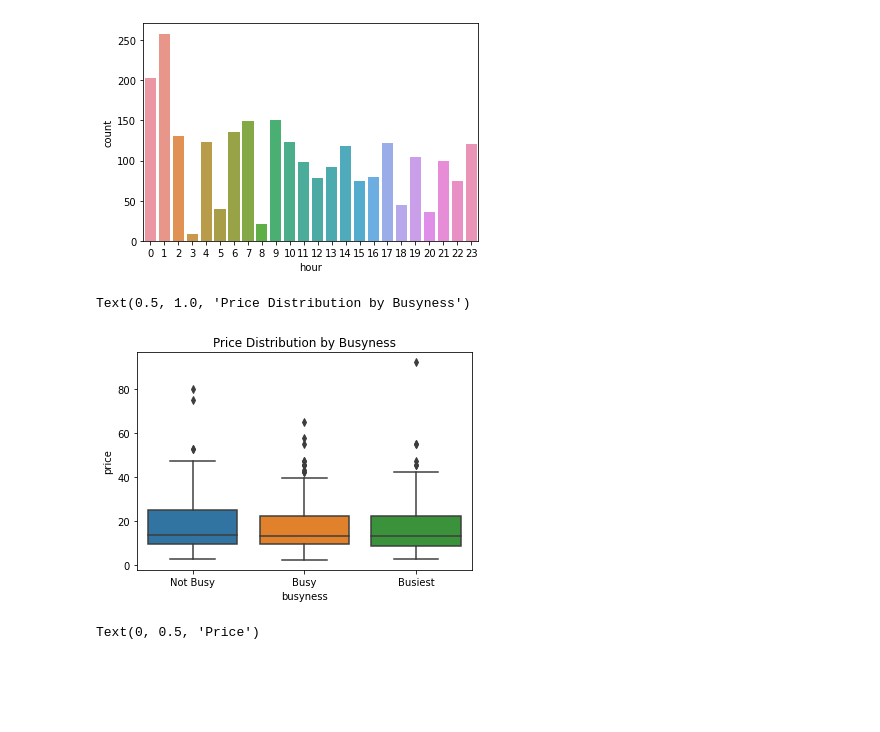
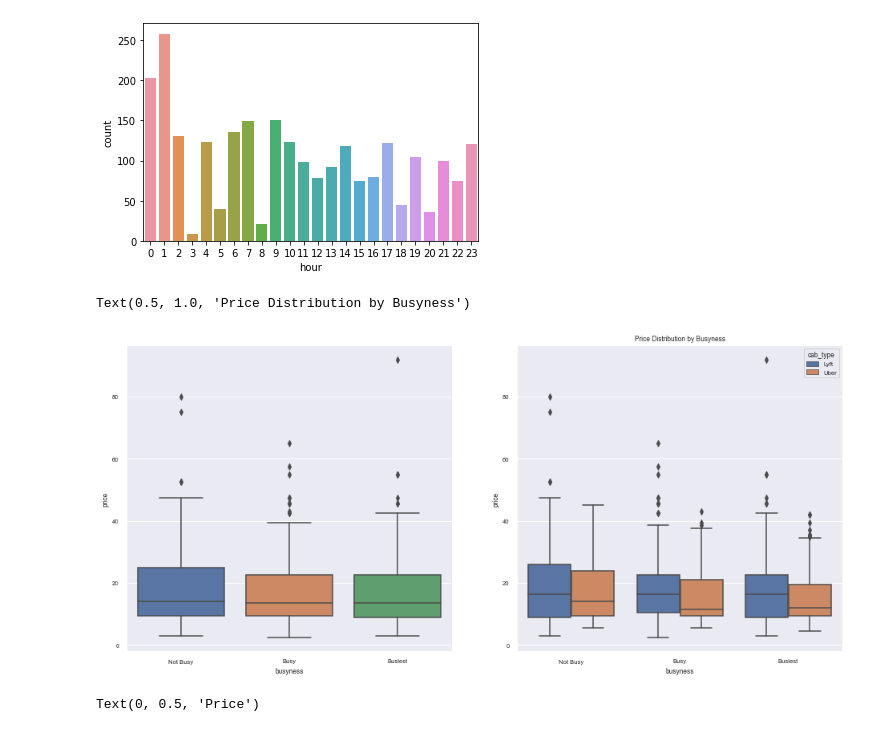
Before and after one commit to cndywu/TheYelpers, a Jupyter notebook: Project Code Template.ipynb, the cells around one changed output. Cells and saved outputs as stored; diff of their text form; code cells hidden in the pictures; blank space fills up the shorter version.

Commit message:
Added uber vs lyft hours

```diff
--- a/Project Code Template.ipynb
+++ b/Project Code Template.ipynb
@@ -294,12 +294,14 @@ def busy(x):
 train['busyness'] = train.apply(lambda x: busy(x), axis=1)
 # %%
 #Visualizing whether busier hours have higher prices
-sns.boxplot(y='price', x='busyness', data=train)
+fig, ax =plt.subplots(1,2, figsize=(16, 7))
+sns.boxplot(ax = ax[0], data = train, x = 'busyness', y = 'price')
+sns.boxplot(ax = ax[1], data = train, x = 'busyness', y = 'price', hue = 'cab_type')
 plt.title('Price Distribution by Busyness')
-#Seems not to be much of a difference in price based on busyness
+#Seems not to be much of a difference in price based on busyness overall but may make a difference for uber rides
 # %% [output]
 Text(0.5, 1.0, 'Price Distribution by Busyness')
-[figure, old version]
+[figure, new version]
 # %%
 #Another visualization to conifirm previous conclusion
 a = sns.scatterplot(data = train, x = 'hour', y = 'price', hue = 'busyness')
```
Also changed, not shown: parts of 7 cells of this notebook.
